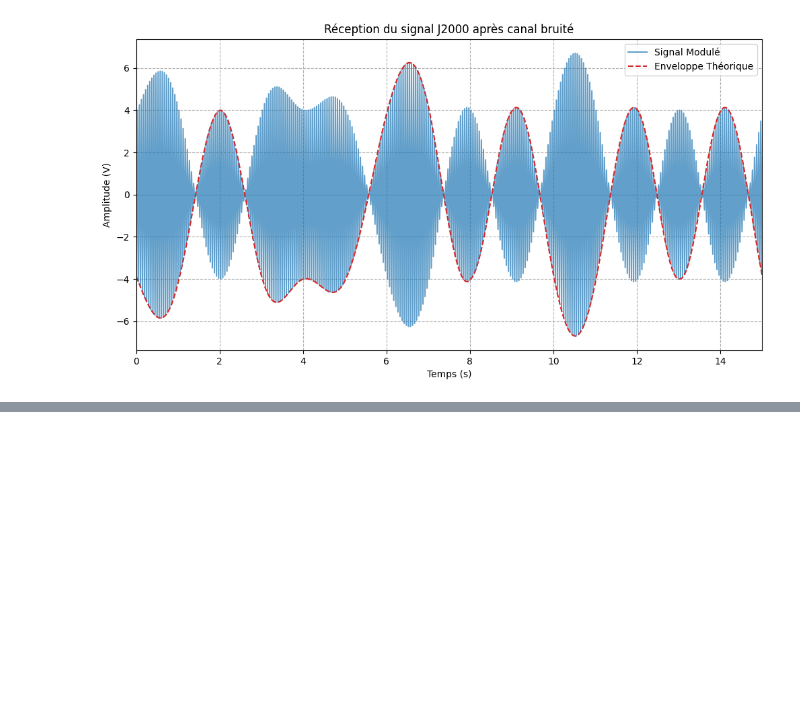
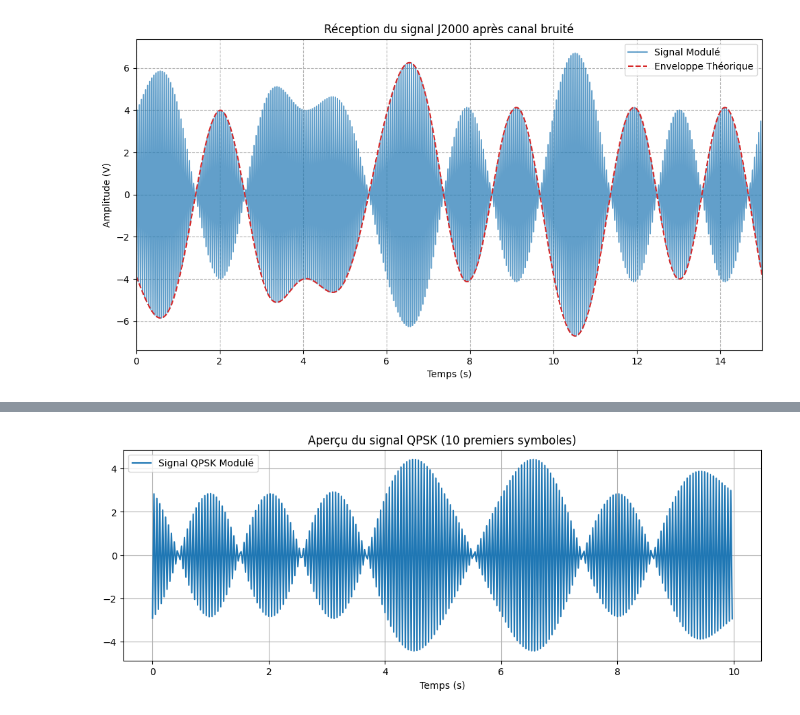
Before and after one commit to zomboky/space-telecommunications, a Jupyter notebook: versiont1.ipynb, the cells around one changed output, grey strips where cells are left out. Drawn from its saved outputs; the diff is of its cells as text; code cells hidden in the pictures; blank space fills up the shorter version.

```diff
--- a/versiont1.ipynb
+++ b/versiont1.ipynb
@@ -429,0 +577,89 @@ plt.show()
+# %%
+import numpy as np
+import matplotlib.pyplot as plt
+import struct
+
+# --- On réutilise tes fonctions existantes ---
+
+def j2000_to_bit_list(coords_list):
+    bit_list = []
+    for vec in coords_list:
+        binary_data = struct.pack('<6d', *vec)
+        for byte in binary_data:
+            bits = bin(byte)[2:].zfill(8)
+            bit_list.extend([int(b) for b in bits])
+    return bit_list
+
+def raised_cosine(T, beta, span, dt):
+    t = np.arange(-span*T/2, span*T/2, dt)
+    h = np.zeros_like(t)
+    for i, ti in enumerate(t):
+        if abs(1 - (4 * beta * ti / T)**2) < 1e-10:
+            h[i] = beta / (2*T) * np.sin(np.pi/(2*beta))
+        elif abs(ti) < 1e-10:
+            h[i] = 1
+        else:
+            h[i] = (np.sin(np.pi * ti / T) / (np.pi * ti / T)) * \
+                   (np.cos(np.pi * beta * ti / T) / (1 - (2 * beta * ti / T)**2))
+    return t, h
+
+# --- Nouvelle fonction de génération QPSK ---
+
+def generate_qpsk_signal(coords, T=1.0, beta=0.35, span=6, fc=20):
+    # 1. Conversion des coordonnées en bits (384 bits)
+    bits_utiles = j2000_to_bit_list(coords)
+
+    # 2. Séparation en flux I et Q (2 bits par symbole)
+    # Flux I : bits d'indice pair, Flux Q : bits d'indice impair
+    bits_i = bits_utiles[0::2]
+    bits_q = bits_utiles[1::2]
+
+    # Amplitude normalisée pour garder la même énergie que le BPSK
+    A = 4 / np.sqrt(2)
+
+    # Mapping : 1 -> +A, 0 -> -A
+    symb_i = [A if b == 1 else -A for b in bits_i]
+    symb_q = [A if b == 1 else -A for b in bits_q]
+
+    # Ajout de padding pour le délai du filtre
+    symb_i += [0] * span
+    symb_q += [0] * span
+
+    # 3. Paramètres temporels
+    samples_per_symbol = 40
+    dt = T / samples_per_symbol
+    num_symbols = len(symb_i)
+
+    # 4. Création des trains d'impulsions
+    impulses_i = np.zeros(num_symbols * samples_per_symbol)
+    impulses_q = np.zeros(num_symbols * samples_per_symbol)
+    for i in range(num_symbols):
+        impulses_i[i * samples_per_symbol] = symb_i[i]
+        impulses_q[i * samples_per_symbol] = symb_q[i]
+
+    # 5. Filtrage (Mise en forme)
+    _, h_rc = raised_cosine(T, beta, span, dt)
+    baseband_i = np.convolve(impulses_i, h_rc, mode='same')
+    baseband_q = np.convolve(impulses_q, h_rc, mode='same')
+
+    # 6. Modulation IQ
+    t_signal = np.arange(len(baseband_i)) * dt
+    # s(t) = I(t)cos(2pi*fc*t) - Q(t)sin(2pi*fc*t)
+    modulated = baseband_i * np.cos(2 * np.pi * fc * t_signal) - \
+                baseband_q * np.sin(2 * np.pi * fc * t_signal)
+
+    return t_signal, modulated, baseband_i, baseband_q, dt
+
+# --- Test du code ---
+mes_coords = [[-0.1742, 0.9689, 0.0001458, -29.78, -5.21, 0.001]]
+t, signal_qpsk, bb_i, bb_q, dt = generate_qpsk_signal(mes_coords)
+
+plt.figure(figsize=(12, 4))
+plt.plot(t[:400], signal_qpsk[:400], label="Signal QPSK Modulé")
+plt.title("Aperçu du signal QPSK (10 premiers symboles)")
+plt.xlabel("Temps (s)")
+plt.legend()
+plt.grid(True)
+plt.show()
+# %% [output]
+[figure, added]
```
Also changed, not shown: parts of 6 cells of this notebook.
